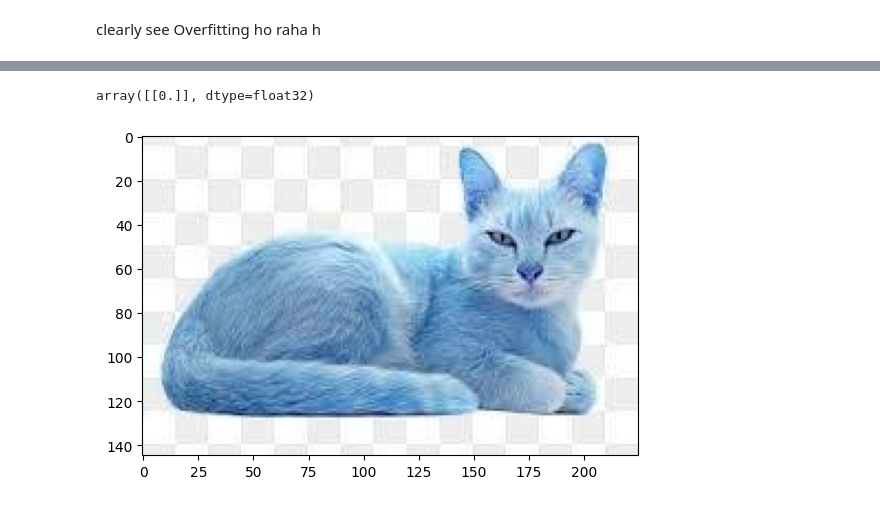
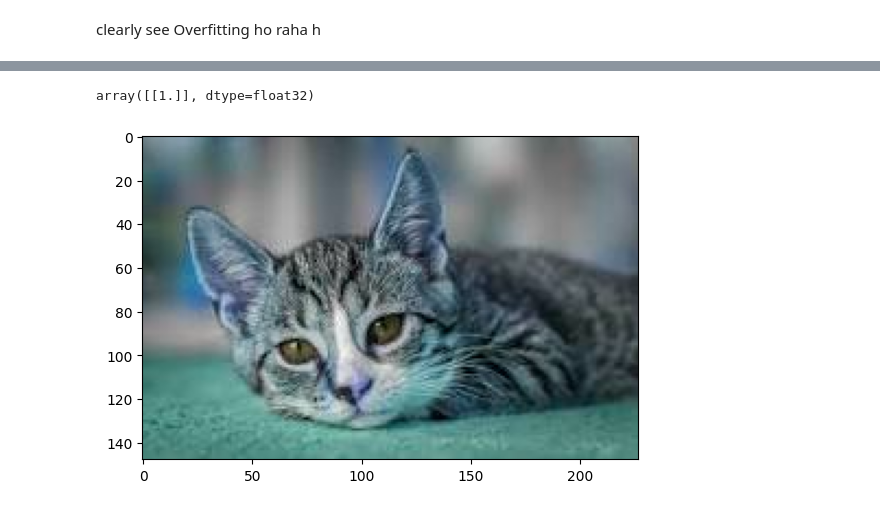
Before and after one commit to bipinkumar005/Dog-vs-Cat-Classification-using-CNN, a Jupyter notebook: Dog_vs_Cat_classification.ipynb, the cells around one changed output, grey strips where cells are left out. Drawn from its saved outputs; the diff is of its cells as text; code cells hidden in the pictures.

```diff
--- a/Dog_vs_Cat_classification.ipynb
+++ b/Dog_vs_Cat_classification.ipynb
@@ -115,7 +117,7 @@ model.compile(optimizer='adam',loss='binary_crossentropy',metrics=['accuracy'])
 # Example adjustment - ensure correct batch size and steps calculation
 history = model.fit(
     train_generator,
-    epochs=10,
+    epochs=50,
     validation_data=validation_generator
 )
 # %% [output]
@@ -247,8 +249,8 @@ model.predict(test_input)
 array([[1.]], dtype=float32)
 # %%
-test_img=cv2.imread('/content/pred/download (1).jpeg')
+test_img=cv2.imread('/content/prediction/download.jpeg')
 plt.imshow(test_img)
-test_img=cv2.resize(test_img,(256,256))
-test_input=test_img.reshape((1,256,256,3))
+test_img=cv2.resize(test_img,(150,150))
+test_input=test_img.reshape((1,150,150,3))
 model.predict(test_input)
 # %% [output]
@@ -256,2 +258,2 @@ model.predict(test_input)
-array([[0.]], dtype=float32)
+array([[1.]], dtype=float32)
-[figure, old version]
+[figure, new version]
```
Also changed, not shown: parts of 20 cells of this notebook.
